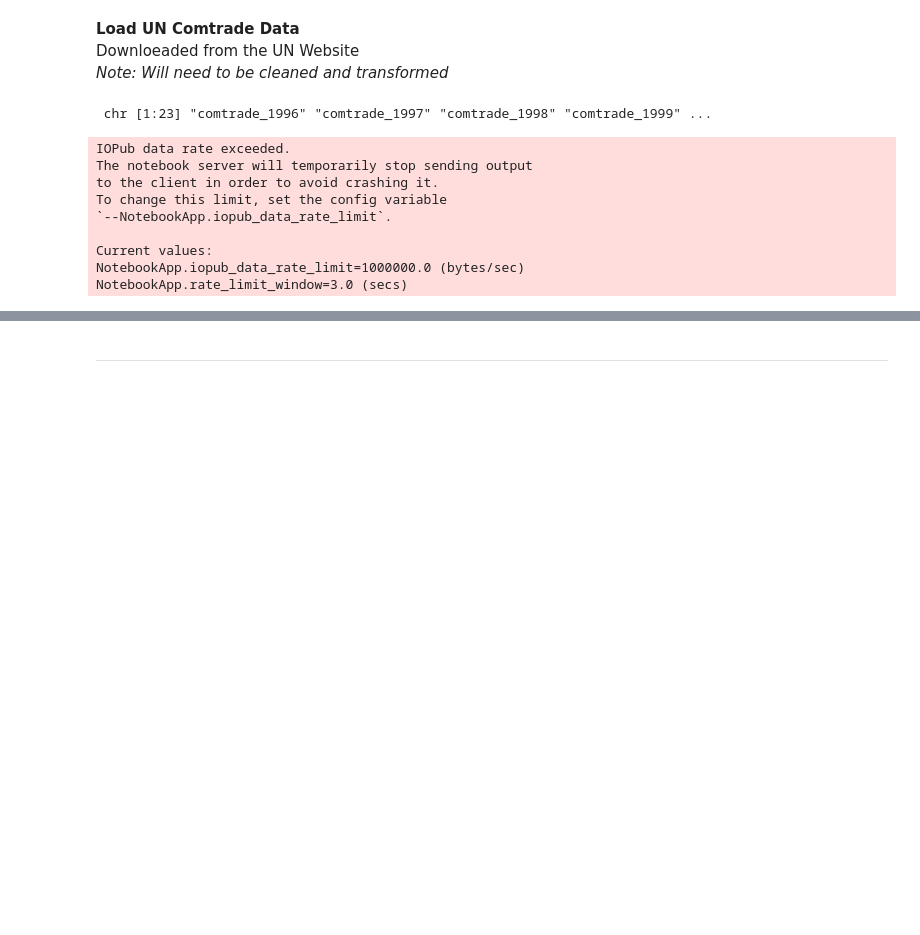
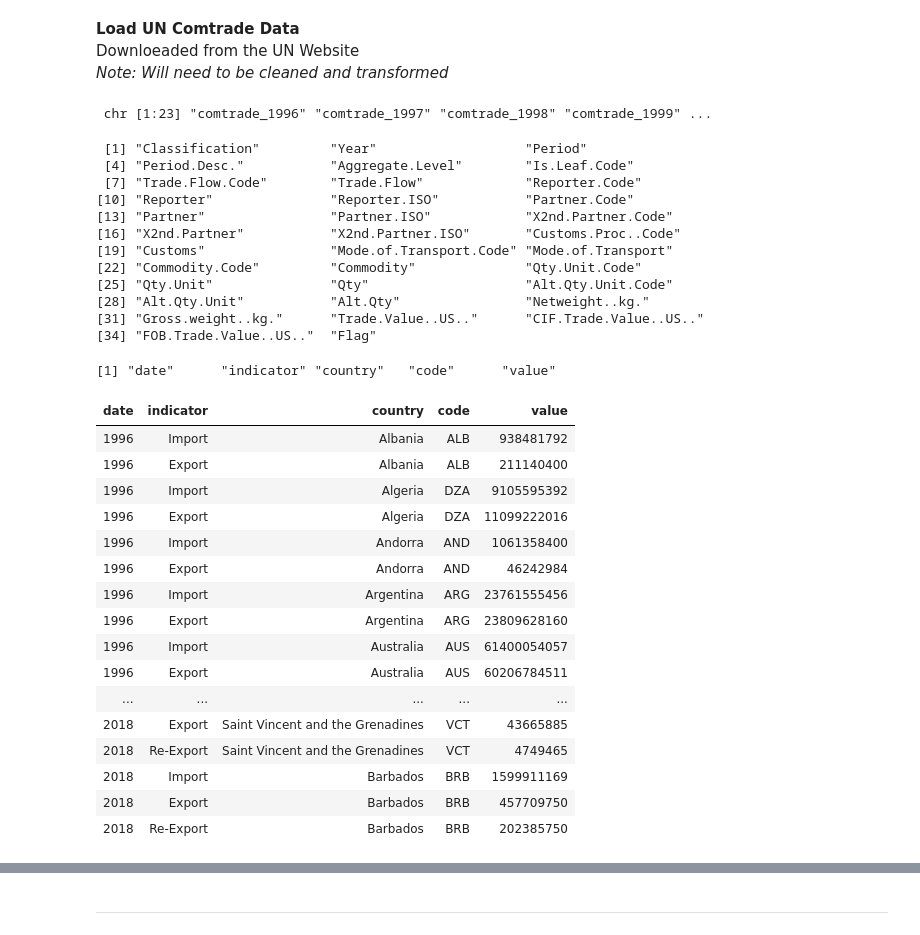
Before and after one commit to jake-w-schneider/SYPA, a Jupyter notebook: 1_Scripts/Harvard_SYPA/2_ETL.ipynb, the cells around one changed output, grey strips where cells are left out. Cells and saved outputs as stored; diff of their text form; code cells hidden in the pictures; blank space fills up the shorter version.

```diff
--- a/1_Scripts/Harvard_SYPA/2_ETL.ipynb
+++ b/1_Scripts/Harvard_SYPA/2_ETL.ipynb
@@ -217,17 +196,47 @@ comtrade_long = data.frame()
 
 for (i in seq_along(comtrade_list)) {
   comtrade <- as.data.frame(lapply(i, read_excel, path = "../../2_Inputs/UNCTAD/UNCTAD_comtrade_data.xlsx"))
-  print(comtrade)
+  #print(comtrade)
   comtrade_long <- rbind(comtrade_long, comtrade)
   #print(comtrade_long)
 }
-# %% [output]
-IOPub data rate exceeded.
-The notebook server will temporarily stop sending output
-to the client in order to avoid crashing it.
-To change this limit, set the config variable
-`--NotebookApp.iopub_data_rate_limit`.
-
-Current values:
-NotebookApp.iopub_data_rate_limit=1000000.0 (bytes/sec)
-NotebookApp.rate_limit_window=3.0 (secs)
+# %%
+# Rename Variable Columns and Omit Series Code
+
+colnames(comtrade_long)
+comtrade_long <- comtrade_long[c(2, 8, 10:11, 32)]
+setnames(comtrade_long, c("Year", "Reporter", "Reporter.ISO", "Trade.Value..US..", "Trade.Flow"), c("date", "country", "code", "value", "indicator"))
+colnames(comtrade_long)
+
+comtrade_long
+# %% [output]
+ [1] "Classification"         "Year"                   "Period"
+ [4] "Period.Desc."           "Aggregate.Level"        "Is.Leaf.Code"
+ [7] "Trade.Flow.Code"        "Trade.Flow"             "Reporter.Code"
+[10] "Reporter"               "Reporter.ISO"           "Partner.Code"
+[13] "Partner"                "Partner.ISO"            "X2nd.Partner.Code"
+[16] "X2nd.Partner"           "X2nd.Partner.ISO"       "Customs.Proc..Code"
+[19] "Customs"                "Mode.of.Transport.Code" "Mode.of.Transport"
+[22] "Commodity.Code"         "Commodity"              "Qty.Unit.Code"
+[25] "Qty.Unit"               "Qty"                    "Alt.Qty.Unit.Code"
+[28] "Alt.Qty.Unit"           "Alt.Qty"                "Netweight..kg."
+[31] "Gross.weight..kg."      "Trade.Value..US.."      "CIF.Trade.Value..US.."
+[34] "FOB.Trade.Value..US.."  "Flag"
+[1] "date"      "indicator" "country"   "code"      "value"
+| date | indicator | country | code | value |
+| 1996 | Import | Albania | ALB | 938481792 |
+| 1996 | Export | Albania | ALB | 211140400 |
+| 1996 | Import | Algeria | DZA | 9105595392 |
+| 1996 | Export | Algeria | DZA | 11099222016 |
+| 1996 | Import | Andorra | AND | 1061358400 |
+| 1996 | Export | Andorra | AND | 46242984 |
+| 1996 | Import | Argentina | ARG | 23761555456 |
+| 1996 | Export | Argentina | ARG | 23809628160 |
+| 1996 | Import | Australia | AUS | 61400054057 |
+| 1996 | Export | Australia | AUS | 60206784511 |
+| ... | ... | ... | ... | ... |
+| 2018 | Export | Saint Vincent and the Grenadines | VCT | 43665885 |
+| 2018 | Re-Export | Saint Vincent and the Grenadines | VCT | 4749465 |
+| 2018 | Import | Barbados | BRB | 1599911169 |
+| 2018 | Export | Barbados | BRB | 457709750 |
+| 2018 | Re-Export | Barbados | BRB | 202385750 |
```
Also changed, not shown: parts of 8 cells of this notebook, 4 other files.
